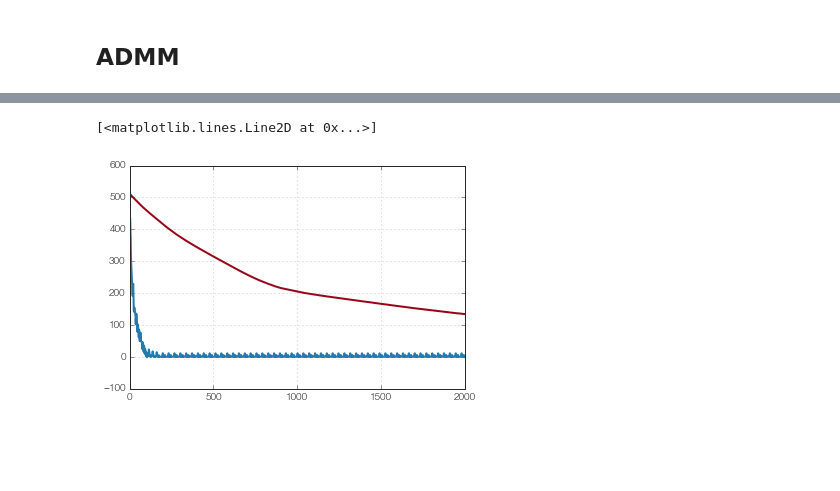
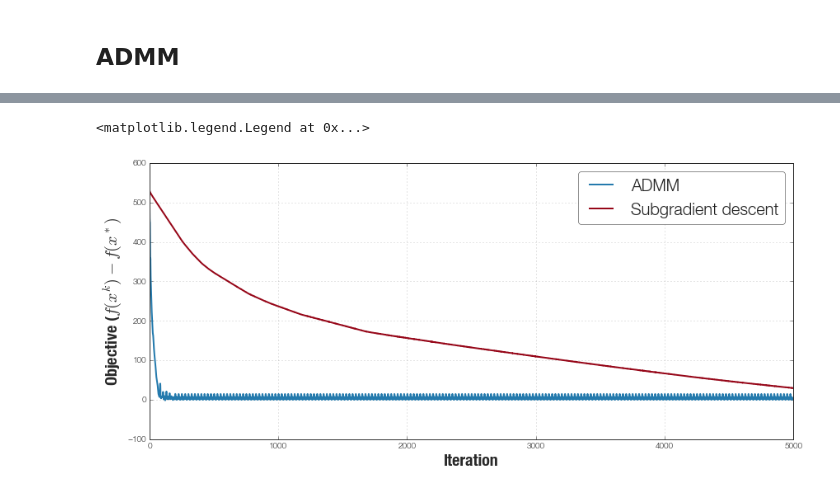
Before and after one commit to nirum/descent-tutorial, a Jupyter notebook: sparse recovery.ipynb, the cells around one changed output, grey strips where cells are left out. Drawn from its saved outputs; the diff is of its cells as text; code cells hidden in the pictures; blank space fills up the shorter version.

```diff
--- a/sparse recovery.ipynb
+++ b/sparse recovery.ipynb
@@ -30,14 +30,27 @@ plt.plot(x_lsq)
 # %% [markdown]
 ## Subgradient descent
-# %%
-def f_df_subg(x, penalty=0.5):
-    obj = 0.5 * np.linalg.norm(A.dot(x) - y) + penalty * np.linalg.norm(x, 1)
-    grad = A.T.dot(A).dot(x) - A.T.dot(y) + penalty * np.sign(x)
-    return obj, grad
+# %%
+# squared error objective
+def f_df(x):
+    err = A.dot(x) - y
+    objective = 0.5 * np.linalg.norm(err) ** 2
+    gradient = A.T.dot(err)
+    return objective, gradient
+
+# squared error + sparsity penalty
+def f_df_sparse(x, penalty=0.5):
+    # squared error
+    obj, grad = f_df(x)
+
+    # tack on the sparsity penalty
+    obj_sparse = obj + penalty * np.linalg.norm(x, 1)
+    grad_sparse = grad + penalty * np.sign(x)
+
+    return obj_sparse, grad_sparse
 # %%
-opt_subg = descent.sgd(f_df_subg, x_lsq, learning_rate=5e-3)
-opt_subg.display.every = 1000
-opt_subg.run(1e4)
+opt_subg = descent.sgd(f_df_sparse, x_lsq, learning_rate=5e-3)
+opt_subg.display.every = 5000
+opt_subg.run(5e4)
 # %% [output]
 +----------------+-----------------+----------------+
 |Iteration       | Objective       | Runtime        |
@@ -127,4 +186,4 @@ def compare_algs(penalty=1., maxiter=500):
 
     return opt_admm, opt_subg
 # %%
-admm, subg = compare_algs(penalty=2., maxiter=2000)
+admm, subg = compare_algs(penalty=2., maxiter=5000)
@@ -131,7 +192,11 @@ admm, subg = compare_algs(penalty=2., maxiter=2000)
 # %%
 fstar = f_df_subg(x, penalty=2.)[0]
+plt.figure(figsize=(14,6))
 plt.plot(admm.storage.get('obj')-fstar)
 plt.plot(subg.storage.get('obj')-fstar)
+plt.xlabel('Iteration', fontsize=20)
+plt.ylabel('Objective ($f(x^k) - f(x^*)$', fontsize=20)
+plt.legend(['ADMM', 'Subgradient descent'], loc=0, frameon=True, fancybox=True, fontsize=20)
 # %% [output]
-[<matplotlib.lines.Line2D at 0x...>]
+<matplotlib.legend.Legend at 0x...>
-[figure, old version]
+[figure, new version]
```
Also changed, not shown: parts of 14 cells of this notebook, 6 other files.
